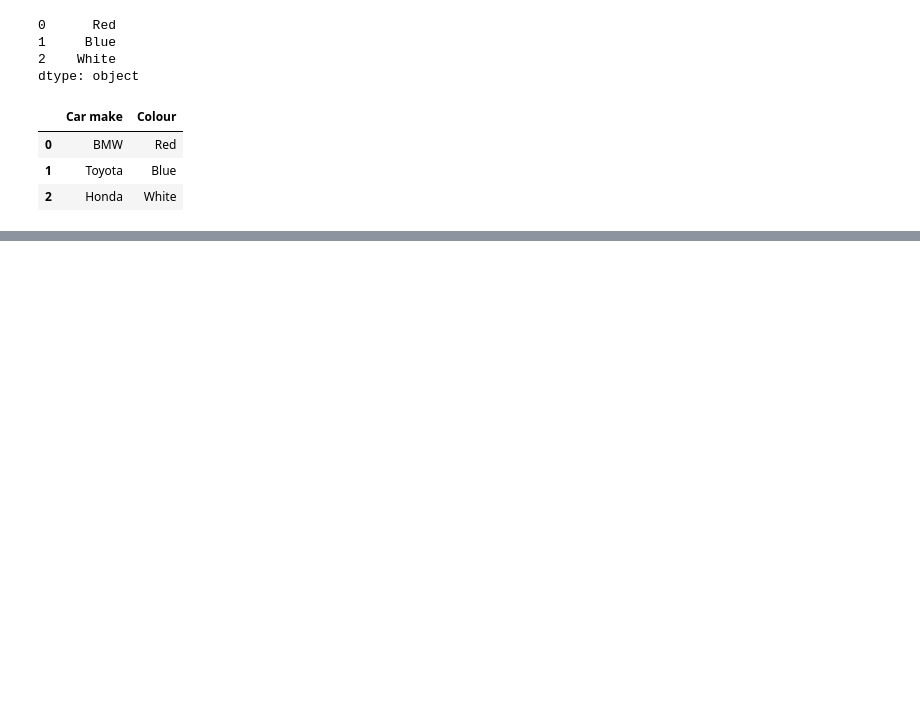
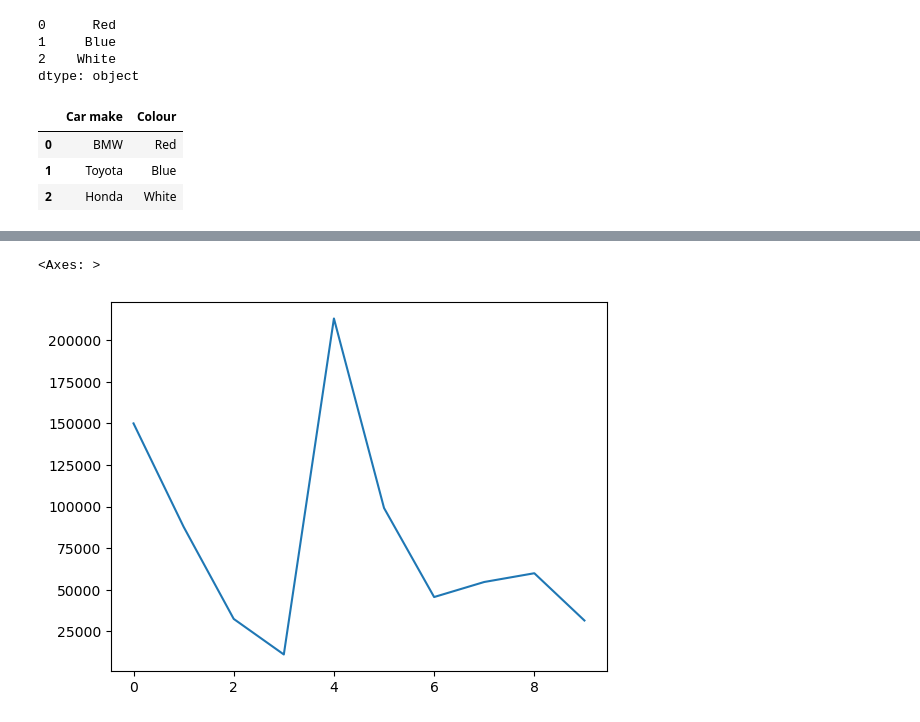
Before and after one commit to misa2/ai_sample_project, a Jupyter notebook: 2-pandas/introduction-to-pandas.ipynb, the cells around one changed output, grey strips where cells are left out. Cells and saved outputs as stored; diff of their text form; code cells hidden in the pictures; blank space fills up the shorter version.

```diff
--- a/2-pandas/introduction-to-pandas.ipynb
+++ b/2-pandas/introduction-to-pandas.ipynb
@@ -28,3 +28,5 @@ car_data
 | 0 | BMW | Red |
 | 1 | Toyota | Blue |
 | 2 | Honda | White |
+# %%
+car_sales= pd.read_csv("car-sales.csv")
@@ -30,0 +357,5 @@ car_data
+# %%
+car_sales["Odometer (KM)"].plot()
+# %% [output]
+<Axes: >
+[figure, added]
```
Also changed, not shown: parts of 44 cells of this notebook, 6 other files.
